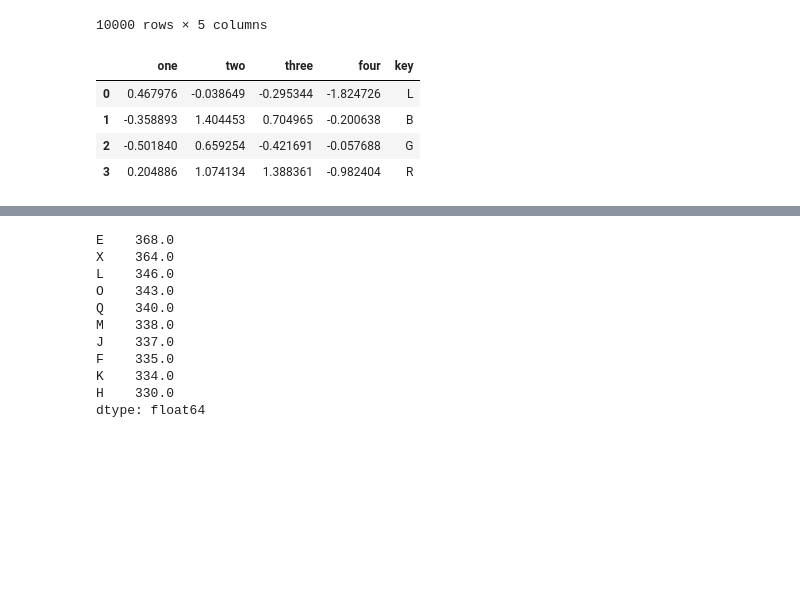
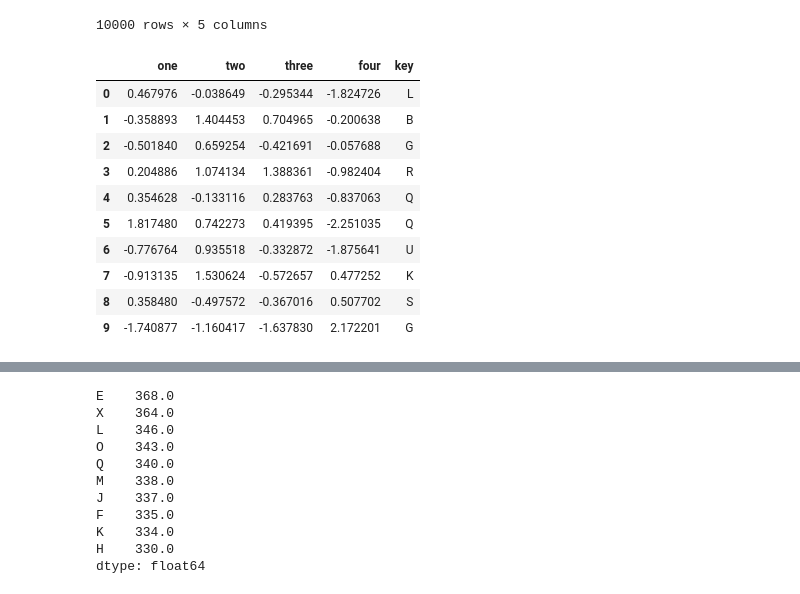
Before and after one commit to ParkSeungHuen/BigData, a Jupyter notebook: 6장/6장.ipynb, the cells around one changed output, grey strips where cells are left out. Drawn from its saved outputs; the diff is of its cells as text; code cells hidden in the pictures; blank space fills up the shorter version.

```diff
--- a/6장/6장.ipynb
+++ b/6장/6장.ipynb
@@ -239,13 +252,19 @@ result
 | 9999 | -0.096376 | -1.012999 | -0.657431 | -0.573315 | 0 |
 10000 rows × 5 columns
 # %%
-pd.read_csv('examples/ex6.csv',nrows=4) #nrow 옵셔을 사용해서 읽어오는 양을 지정
+pd.read_csv('examples/ex6.csv',nrows=10) #nrow 옵셔을 사용해서 읽어오는 양을 지정
 # %% [output]
 |  | one | two | three | four | key |
 | 0 | 0.467976 | -0.038649 | -0.295344 | -1.824726 | L |
 | 1 | -0.358893 | 1.404453 | 0.704965 | -0.200638 | B |
 | 2 | -0.501840 | 0.659254 | -0.421691 | -0.057688 | G |
 | 3 | 0.204886 | 1.074134 | 1.388361 | -0.982404 | R |
+| 4 | 0.354628 | -0.133116 | 0.283763 | -0.837063 | Q |
+| 5 | 1.817480 | 0.742273 | 0.419395 | -2.251035 | Q |
+| 6 | -0.776764 | 0.935518 | -0.332872 | -1.875641 | U |
+| 7 | -0.913135 | 1.530624 | -0.572657 | 0.477252 | K |
+| 8 | 0.358480 | -0.497572 | -0.367016 | 0.507702 | S |
+| 9 | -1.740877 | -1.160417 | -1.637830 | 2.172201 | G |
 # %%
 #파일을 여러조각으로 나누어 읽고 싶다면, chunksize 옵션으로 row의 갯수를 지정
 chunker = pd.read_csv('examples/ex6.csv', chunksize=1000)
```
Also changed, not shown: parts of 6 cells of this notebook, 14 other files.
